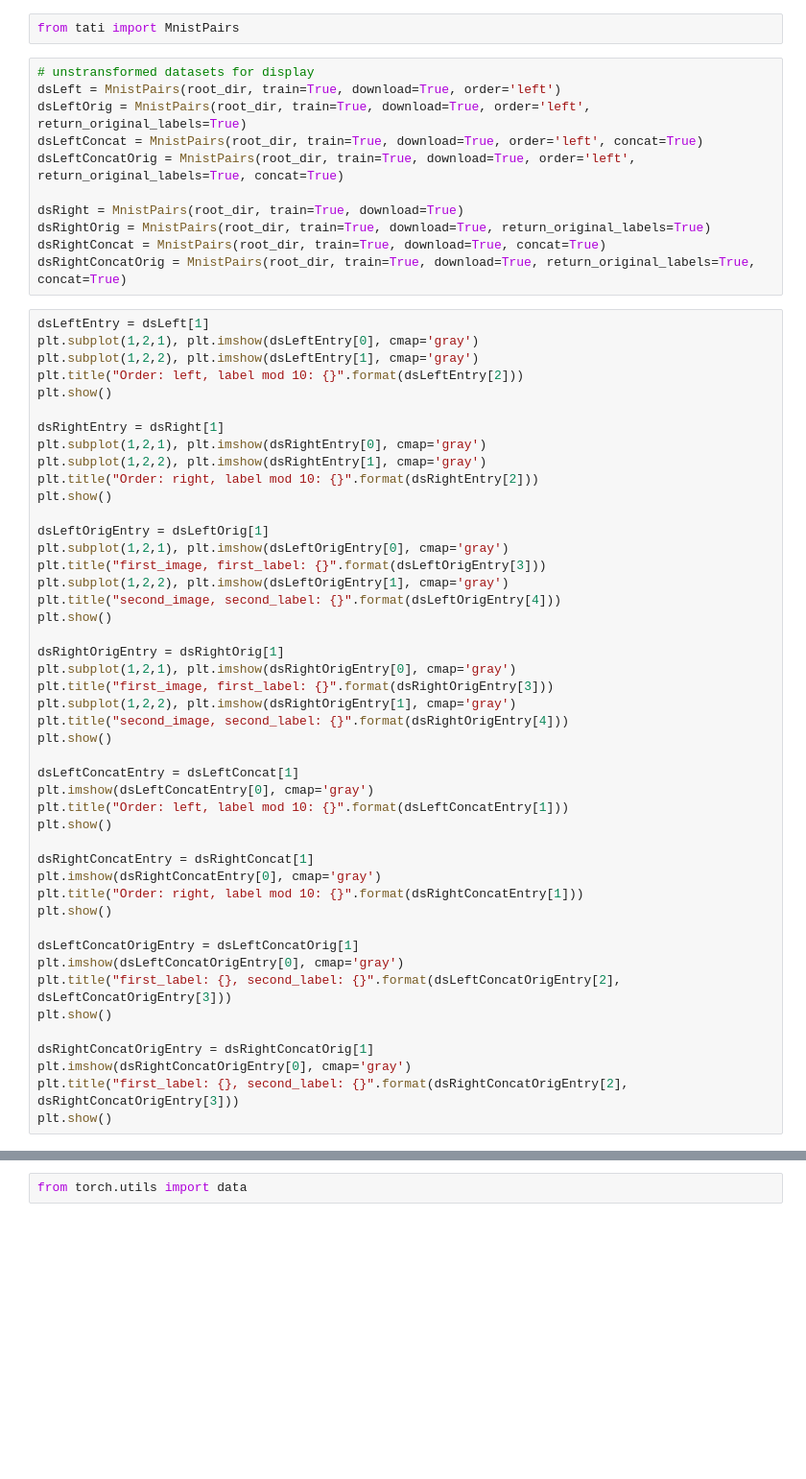
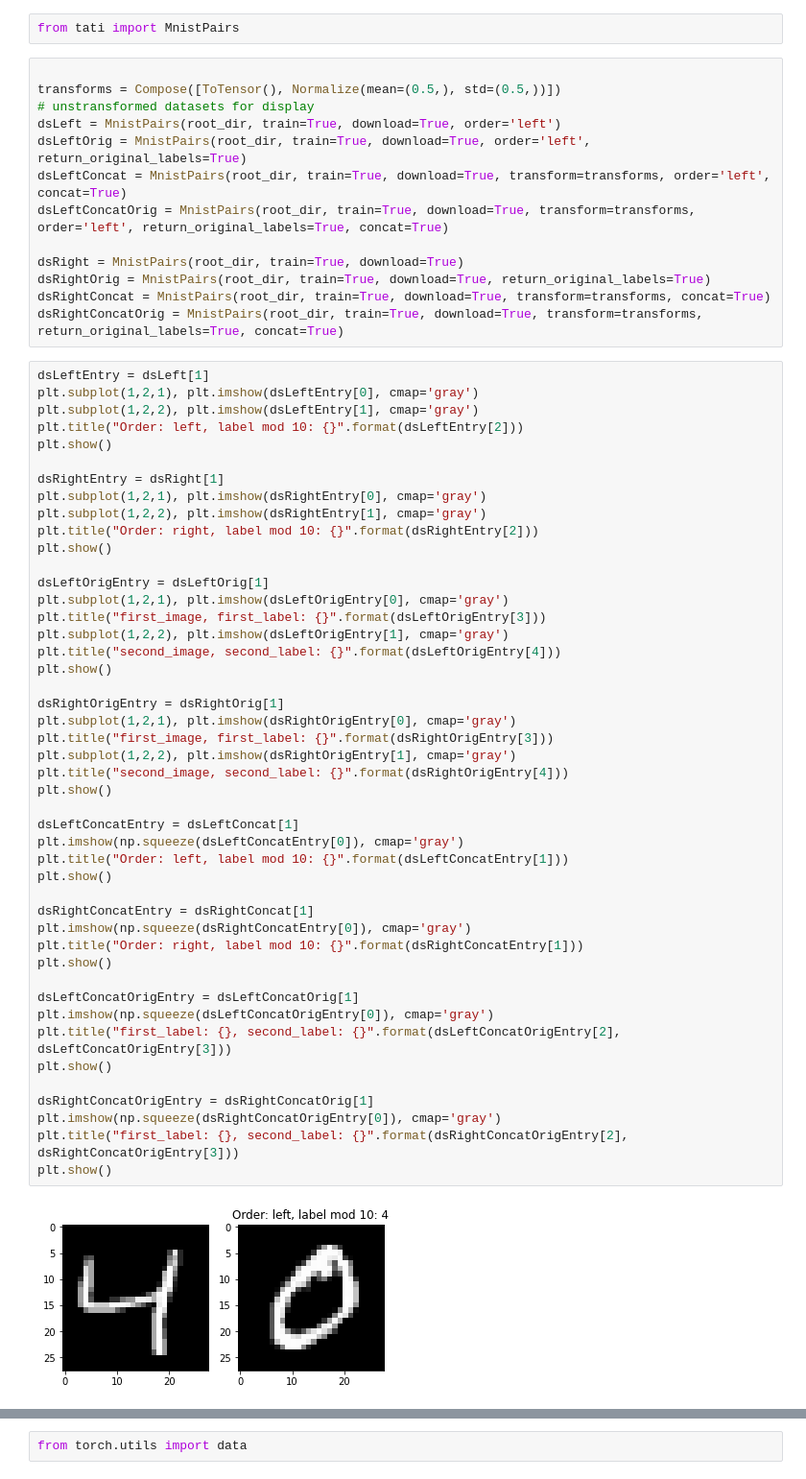
Before and after one commit to nibill/BME-AdvancedTopicsInMachineLearning, a Jupyter notebook: Assignments/Assignment1/BucheggerThomasAssignment1.ipynb, the cells around one changed output, grey strips where cells are left out. Shown at 96% size. Saved outputs shown, nothing was run; the diff lists cells and outputs as text; blank space fills up the shorter version.

```diff
--- a/Assignments/Assignment1/BucheggerThomasAssignment1.ipynb
+++ b/Assignments/Assignment1/BucheggerThomasAssignment1.ipynb
@@ -97,16 +97,18 @@ Implement the __getitem__ method in the dataset.py file. Build training and test
 # %%
 from tati import MnistPairs
 # %%
+
+transforms = Compose([ToTensor(), Normalize(mean=(0.5,), std=(0.5,))])
 # unstransformed datasets for display
 dsLeft = MnistPairs(root_dir, train=True, download=True, order='left')
 dsLeftOrig = MnistPairs(root_dir, train=True, download=True, order='left', return_original_labels=True)
-dsLeftConcat = MnistPairs(root_dir, train=True, download=True, order='left', concat=True)
-dsLeftConcatOrig = MnistPairs(root_dir, train=True, download=True, order='left', return_original_labels=True, concat=True)
+dsLeftConcat = MnistPairs(root_dir, train=True, download=True, transform=transforms, order='left', concat=True)
+dsLeftConcatOrig = MnistPairs(root_dir, train=True, download=True, transform=transforms, order='left', return_original_labels=True, concat=True)
 
 dsRight = MnistPairs(root_dir, train=True, download=True)
 dsRightOrig = MnistPairs(root_dir, train=True, download=True, return_original_labels=True)
-dsRightConcat = MnistPairs(root_dir, train=True, download=True, concat=True)
-dsRightConcatOrig = MnistPairs(root_dir, train=True, download=True, return_original_labels=True, concat=True)
+dsRightConcat = MnistPairs(root_dir, train=True, download=True, transform=transforms, concat=True)
+dsRightConcatOrig = MnistPairs(root_dir, train=True, download=True, transform=transforms, return_original_labels=True, concat=True)
 # %%
 dsLeftEntry = dsLeft[1]
 plt.subplot(1,2,1), plt.imshow(dsLeftEntry[0], cmap='gray')
@@ -122,34 +124,36 @@ plt.show()
 
 dsLeftOrigEntry = dsLeftOrig[1]
 plt.subplot(1,2,1), plt.imshow(dsLeftOrigEntry[0], cmap='gray')
 plt.title("first_image, first_label: {}".format(dsLeftOrigEntry[3]))
 plt.subplot(1,2,2), plt.imshow(dsLeftOrigEntry[1], cmap='gray')
 plt.title("second_image, second_label: {}".format(dsLeftOrigEntry[4]))
 plt.show()
 
 dsRightOrigEntry = dsRightOrig[1]
 plt.subplot(1,2,1), plt.imshow(dsRightOrigEntry[0], cmap='gray')
 plt.title("first_image, first_label: {}".format(dsRightOrigEntry[3]))
 plt.subplot(1,2,2), plt.imshow(dsRightOrigEntry[1], cmap='gray')
 plt.title("second_image, second_label: {}".format(dsRightOrigEntry[4]))
 plt.show()
 
 dsLeftConcatEntry = dsLeftConcat[1]
-plt.imshow(dsLeftConcatEntry[0], cmap='gray')
+plt.imshow(np.squeeze(dsLeftConcatEntry[0]), cmap='gray')
 plt.title("Order: left, label mod 10: {}".format(dsLeftConcatEntry[1]))
 plt.show()
 
 dsRightConcatEntry = dsRightConcat[1]
-plt.imshow(dsRightConcatEntry[0], cmap='gray')
+plt.imshow(np.squeeze(dsRightConcatEntry[0]), cmap='gray')
 plt.title("Order: right, label mod 10: {}".format(dsRightConcatEntry[1]))
 plt.show()
 
 dsLeftConcatOrigEntry = dsLeftConcatOrig[1]
-plt.imshow(dsLeftConcatOrigEntry[0], cmap='gray')
+plt.imshow(np.squeeze(dsLeftConcatOrigEntry[0]), cmap='gray')
 plt.title("first_label: {}, second_label: {}".format(dsLeftConcatOrigEntry[2], dsLeftConcatOrigEntry[3]))
 plt.show()
 
 dsRightConcatOrigEntry = dsRightConcatOrig[1]
-plt.imshow(dsRightConcatOrigEntry[0], cmap='gray')
+plt.imshow(np.squeeze(dsRightConcatOrigEntry[0]), cmap='gray')
 plt.title("first_label: {}, second_label: {}".format(dsRightConcatOrigEntry[2], dsRightConcatOrigEntry[3]))
 plt.show()
+# %% [output]
+[figure, added]
```
Also changed, not shown: parts of 24 cells of this notebook, 1 other file.
